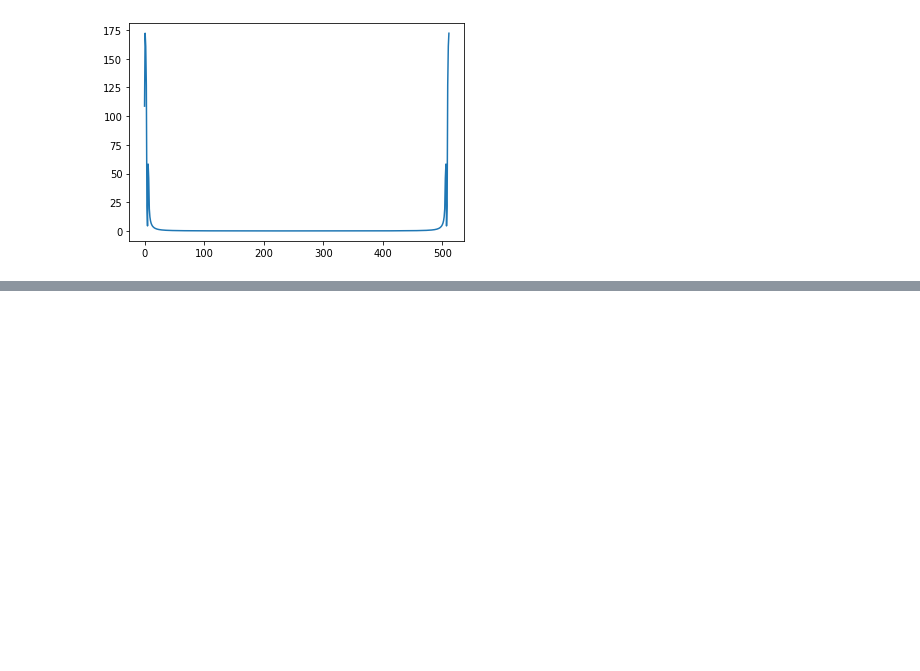
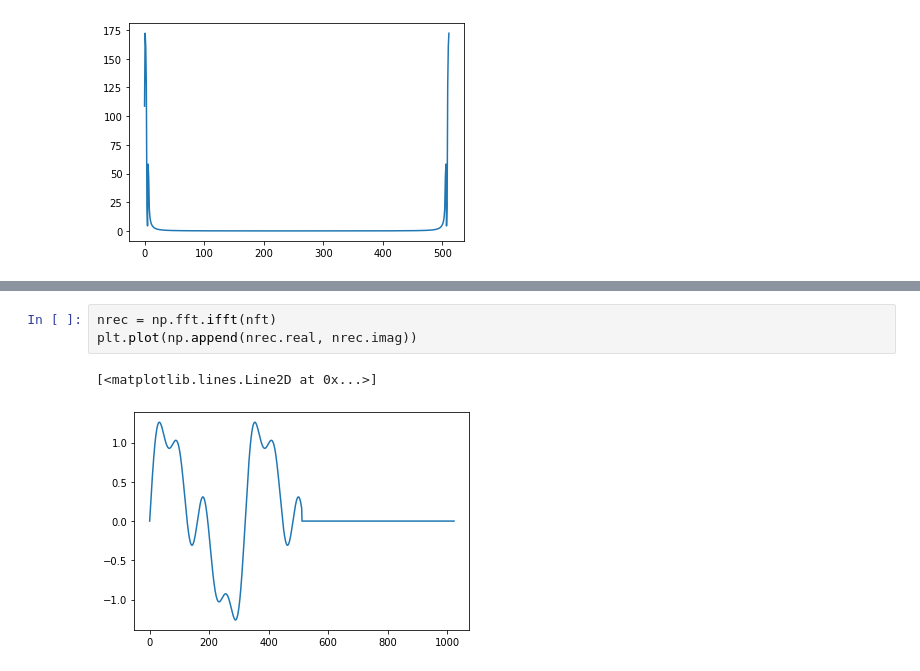
Before and after one commit to ik9702/cfft_practice, a Jupyter notebook: test.ipynb, the cells around one changed output, grey strips where cells are left out. Drawn from its saved outputs; the diff is of its cells as text; blank space fills up the shorter version.

```diff
--- a/test.ipynb
+++ b/test.ipynb
@@ -47,0 +61,6 @@ plt.plot(abs(nft) - np.sqrt(cft_r**2 + cft_i**2))
+# %%
+nrec = np.fft.ifft(nft)
+plt.plot(np.append(nrec.real, nrec.imag))
+# %% [output]
+[<matplotlib.lines.Line2D at 0x...>]
+[figure, added]
```
Also changed, not shown: parts of 3 cells of this notebook, 3 other files.
